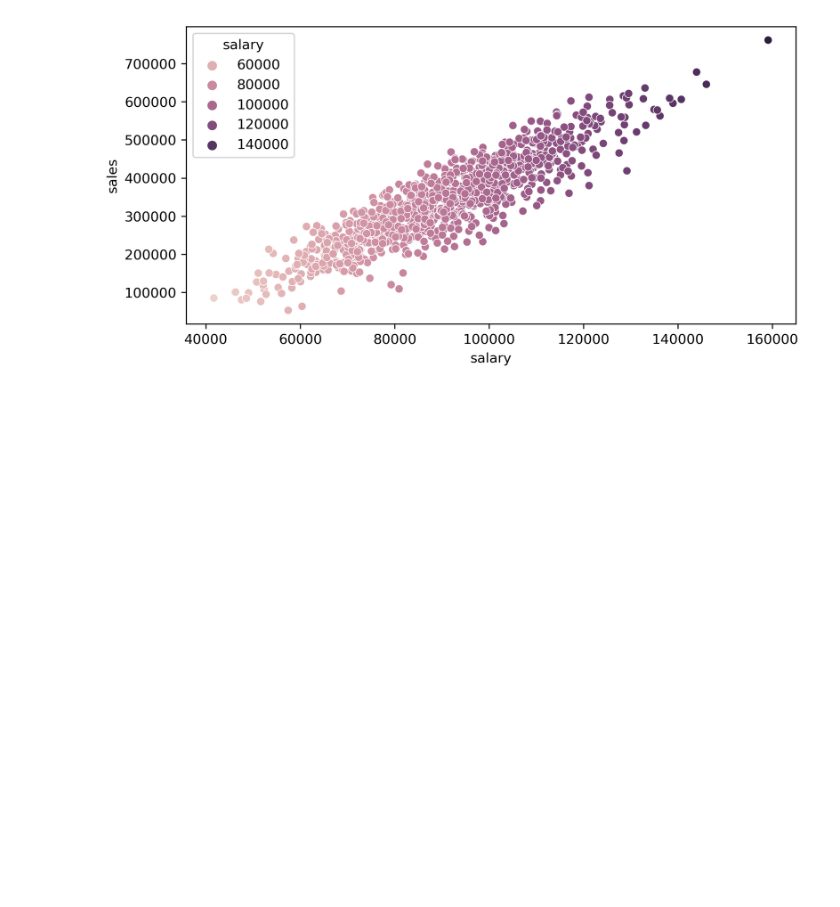
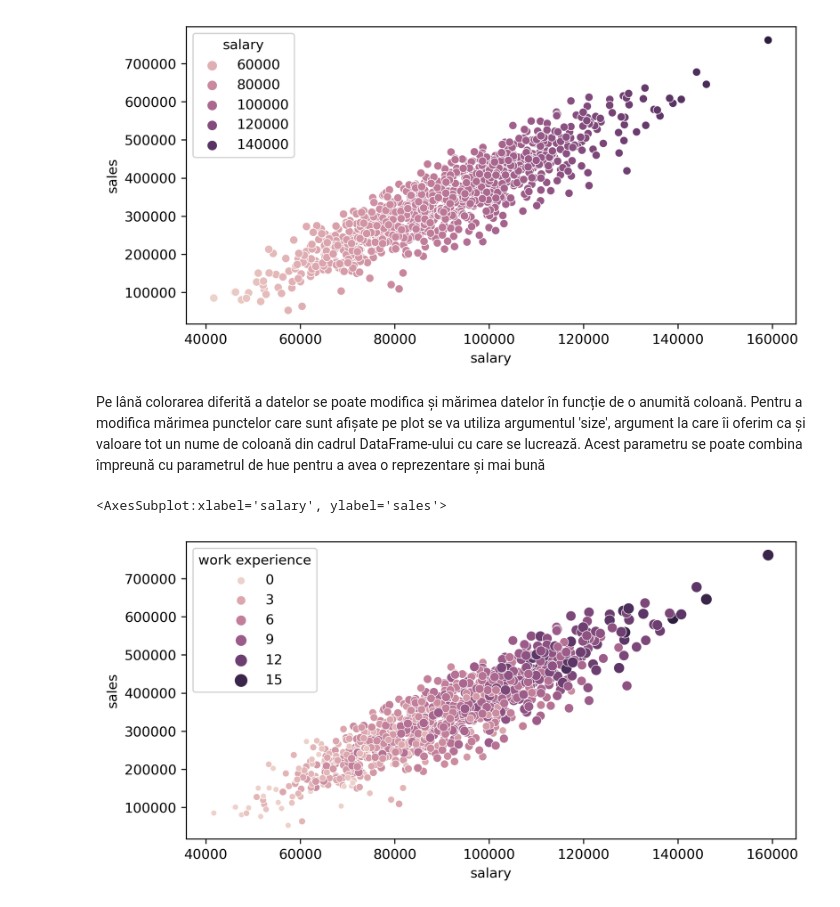
Before and after one commit to ageorgiu17/Udemy_Machine_Learning_and_Data_Science_Masterclass, a Jupyter notebook: Section_04_Seaborn/Section_04_Seaborn_02_Scatterplots.ipynb, the cells around one changed output. Cells and saved outputs as stored; diff of their text form; code cells hidden in the pictures; blank space fills up the shorter version.

```diff
--- a/Section_04_Seaborn/Section_04_Seaborn_02_Scatterplots.ipynb
+++ b/Section_04_Seaborn/Section_04_Seaborn_02_Scatterplots.ipynb
@@ -65,3 +65,11 @@ sns.scatterplot(x='salary', y='sales', data=df, hue='salary')
 # %% [output]
 <AxesSubplot:xlabel='salary', ylabel='sales'>
 [figure]
+# %% [markdown]
+Pe lână colorarea diferită a datelor se poate modifica și mărimea datelor în funcție de o anumită coloană. Pentru a modifica mărimea punctelor care sunt afișate pe plot se va utiliza argumentul 'size', argument la care îi oferim ca și valoare tot un nume de coloană din cadrul DataFrame-ului cu care se lucrează. Acest parametru se poate combina împreună cu parametrul de hue pentru a avea o reprezentare și mai bună
+# %%
+plt.figure(figsize=(8, 4), dpi=300)
+sns.scatterplot(x='salary', y='sales', data=df, size='work experience', hue='work experience')
+# %% [output]
+<AxesSubplot:xlabel='salary', ylabel='sales'>
+[figure, added]
```
Also changed, not shown: parts of 5 cells of this notebook, 2 other files.
